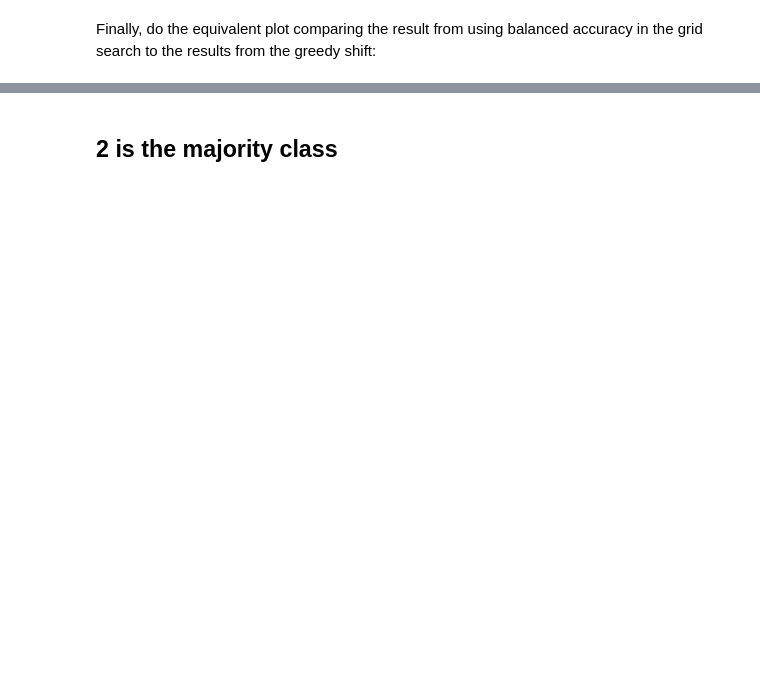
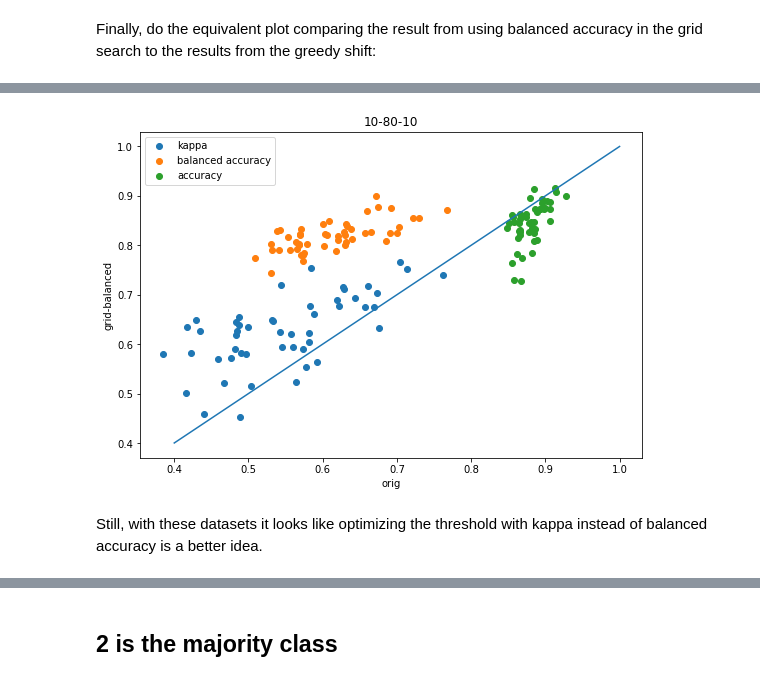
Before and after one commit to greglandrum/rdkit_blog, a Jupyter notebook: notebooks/ghost_multiclass.ipynb, the cells around one changed output, grey strips where cells are left out. Saved outputs shown, nothing was run; the diff lists cells and outputs as text; code cells hidden in the pictures; blank space fills up the shorter version.

```diff
--- a/notebooks/ghost_multiclass.ipynb
+++ b/notebooks/ghost_multiclass.ipynb
@@ -315,0 +326,13 @@ This isn't terribly surprising, but perhaps suggests that optimizing the thresho
+# %%
+scatter([x['orig-kappa'] for x in accum],[x['global-ba-shift-kappa'] for x in accum],label='kappa');
+scatter([x['orig-balanced'] for x in accum],[x['global-ba-shift-balanced'] for x in accum],label='balanced accuracy');
+scatter([x['orig-accuracy'] for x in accum],[x['global-ba-shift-accuracy'] for x in accum],label='accuracy');
+plot([.4,1],[.4,1]);
+legend();
+xlabel('orig')
+ylabel('grid-balanced');
+title('10-80-10');
+# %% [output]
+[figure, added]
+# %% [markdown]
+Still, with these datasets it looks like optimizing the threshold with kappa instead of balanced accuracy is a better idea.
```
Also changed, not shown: parts of 32 cells of this notebook.
